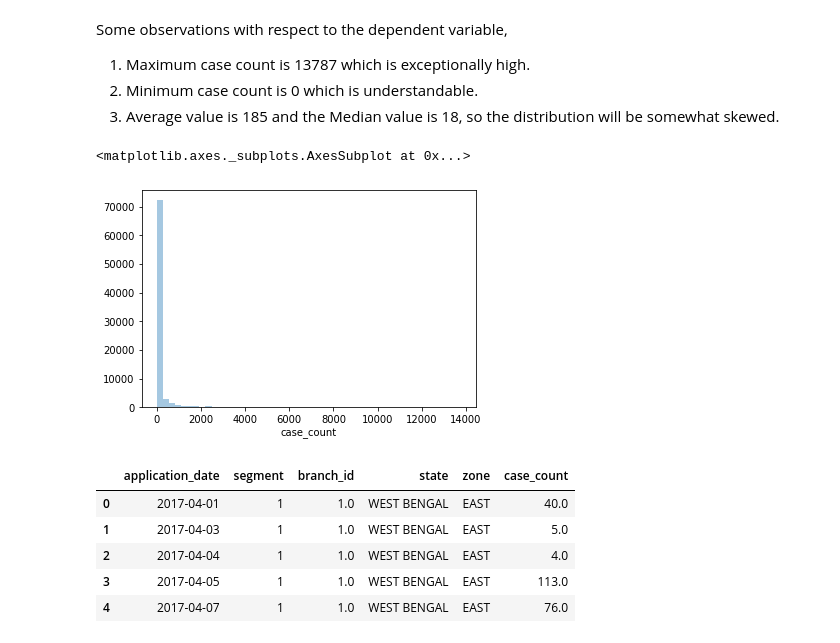
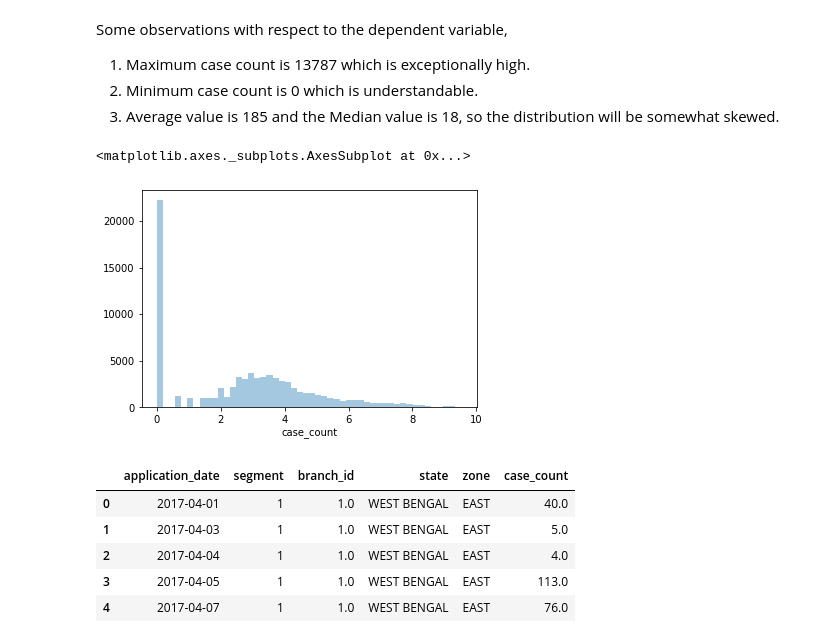
Before and after one commit to kulkarni-vishwanath/LTFS_DataScince_Finhack_2, a Jupyter notebook: LTFS.ipynb, the cells around one changed output. Drawn from its saved outputs; the diff is of its cells as text; code cells hidden in the pictures.

```diff
--- a/Untitled.ipynb
+++ b/LTFS.ipynb
@@ -112,11 +116,11 @@ Some observations with respect to the dependent variable,
 2. Minimum case count is 0 which is understandable.
 3. Average value is 185 and the Median value is 18, so the distribution will be somewhat skewed.
 # %%
-sns.distplot(train['case_count'],kde=False,bins=50)
+sns.distplot(np.log1p(train['case_count']),kde=False,bins=50)
 # As we can see a lot of 0 values.
 # %% [output]
 <matplotlib.axes._subplots.AxesSubplot at 0x...>
-[figure, old version]
+[figure, new version]
 # %%
 train.head()
 # %% [output]
```
Also changed, not shown: parts of 39 cells of this notebook, 2 other files.
